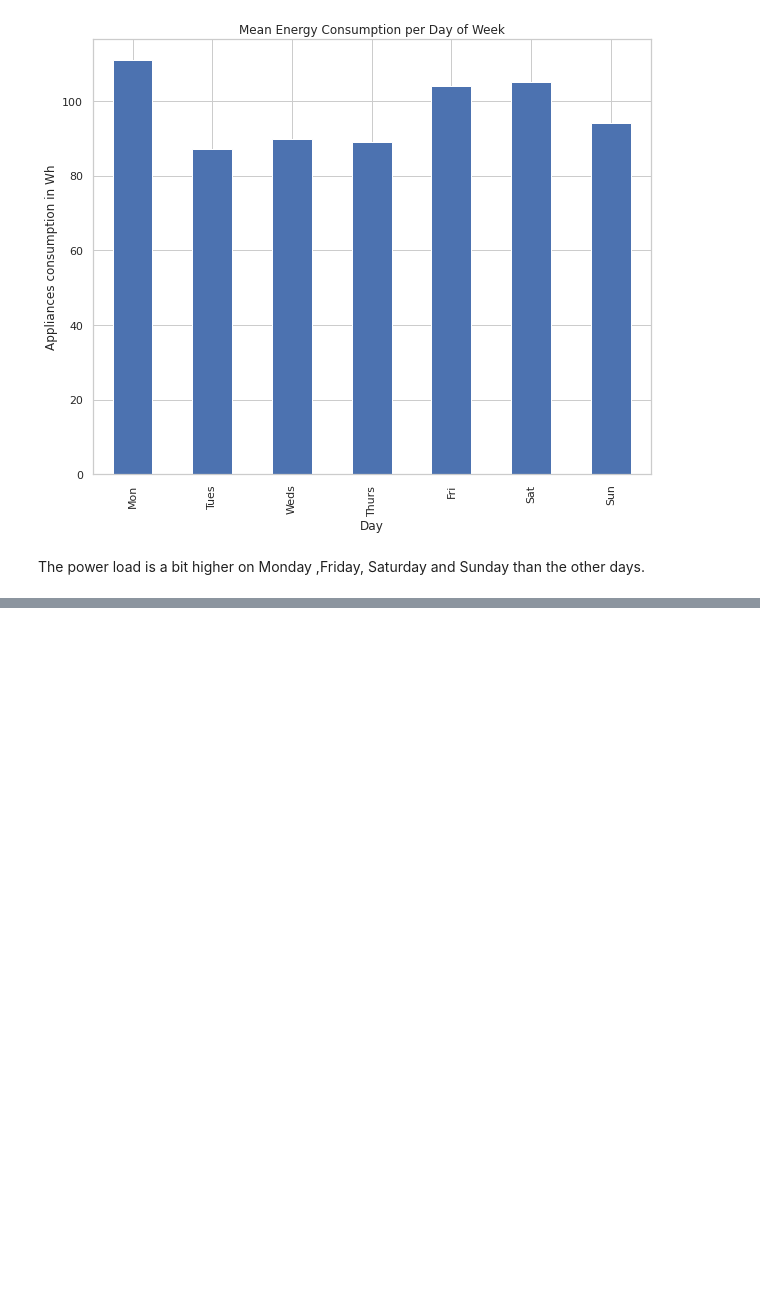
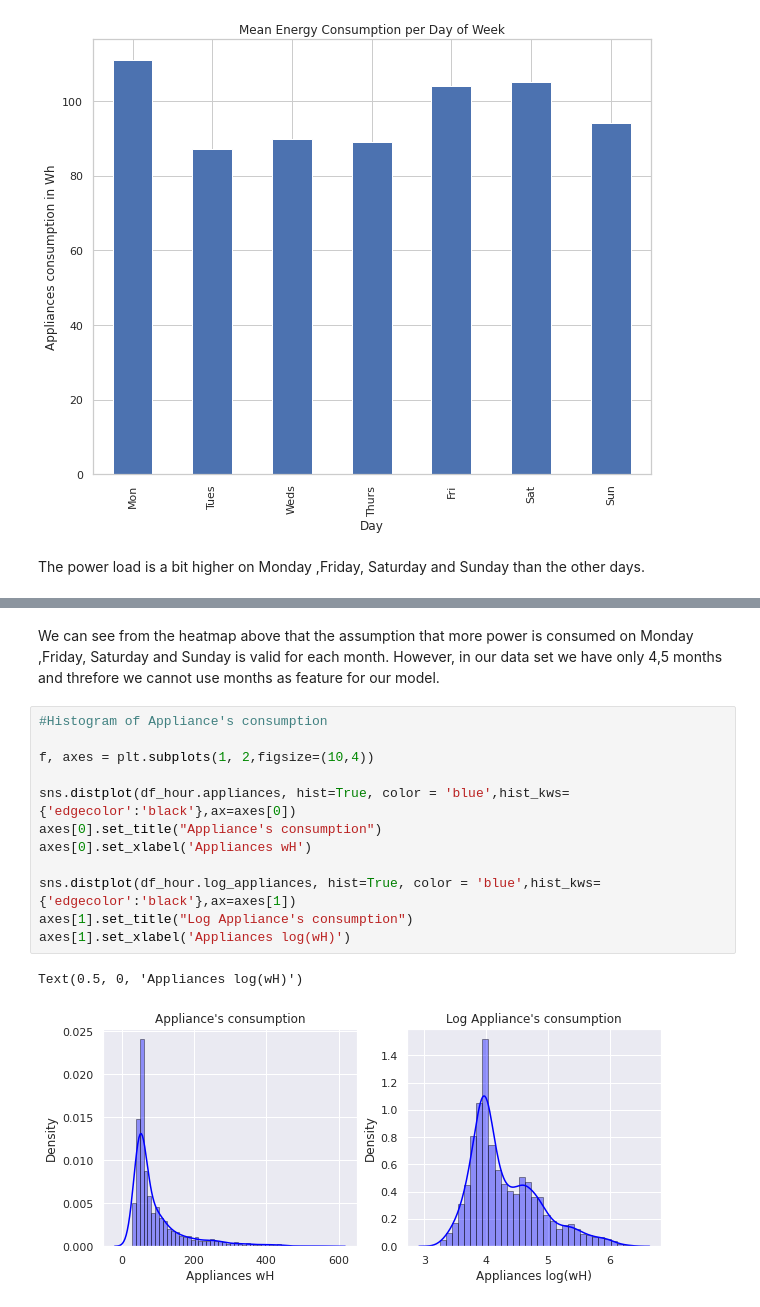
Before and after one commit to UthamanA/Appliances-energy-prediction-ML-Regression, a Jupyter notebook: appliances_energy_prediction.ipynb, the cells around one changed output, grey strips where cells are left out. Cells and saved outputs as stored; diff of their text form; blank space fills up the shorter version.

```diff
--- a/appliances_energy_prediction.ipynb
+++ b/appliances_energy_prediction.ipynb
@@ -169,0 +196,17 @@ The power load is a bit higher on Monday ,Friday, Saturday and Sunday than the o
+# %% [markdown]
+We can see from the heatmap above that the assumption that more power is consumed on Monday ,Friday, Saturday and Sunday is valid for each month. However, in our data set we have only 4,5 months and threfore we cannot use months as feature for our model.
+# %%
+#Histogram of Appliance's consumption
+
+f, axes = plt.subplots(1, 2,figsize=(10,4))
+
+sns.distplot(df_hour.appliances, hist=True, color = 'blue',hist_kws={'edgecolor':'black'},ax=axes[0])
+axes[0].set_title("Appliance's consumption")
+axes[0].set_xlabel('Appliances wH')
+
+sns.distplot(df_hour.log_appliances, hist=True, color = 'blue',hist_kws={'edgecolor':'black'},ax=axes[1])
+axes[1].set_title("Log Appliance's consumption")
+axes[1].set_xlabel('Appliances log(wH)')
+# %% [output]
+Text(0.5, 0, 'Appliances log(wH)')
+[figure, added]
```
Also changed, not shown: parts of 14 cells of this notebook.
